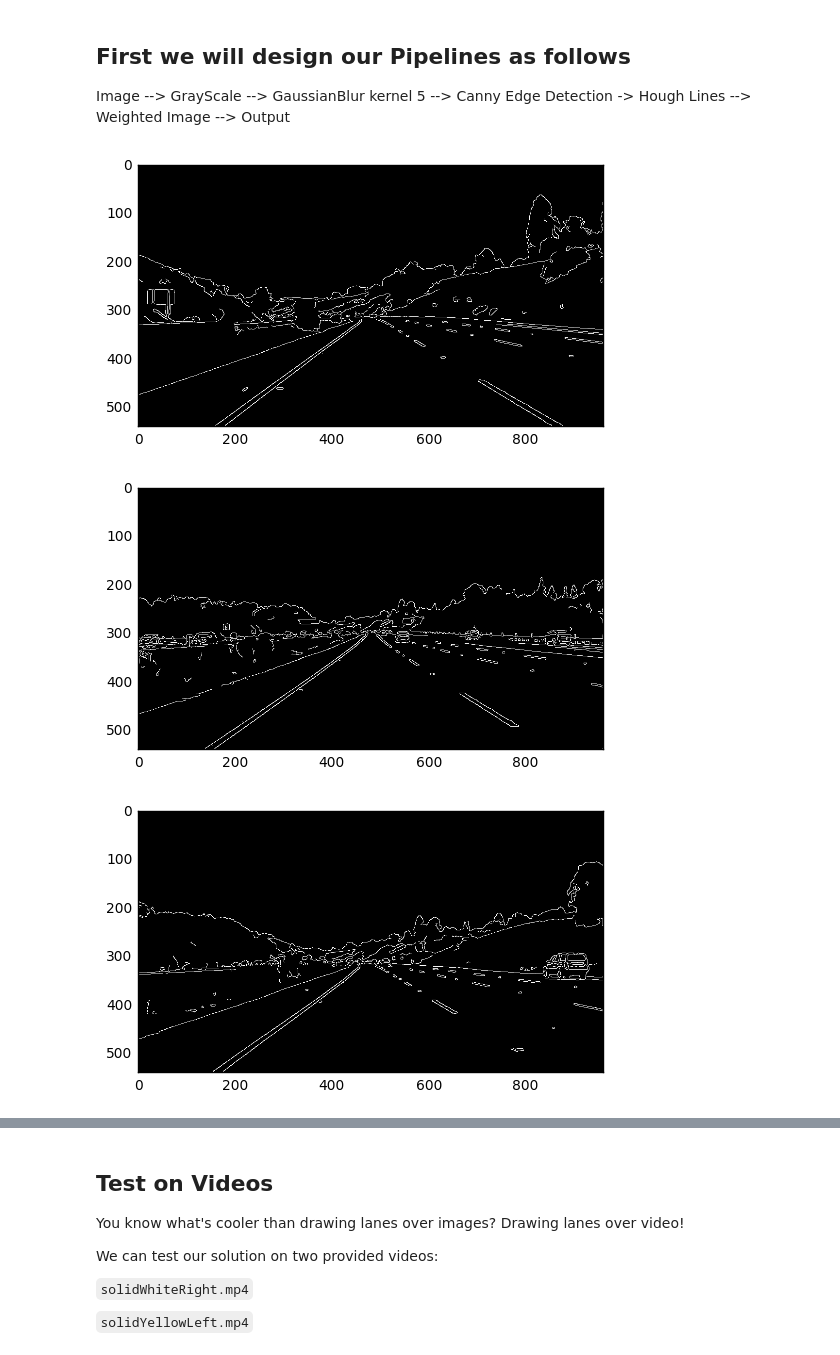
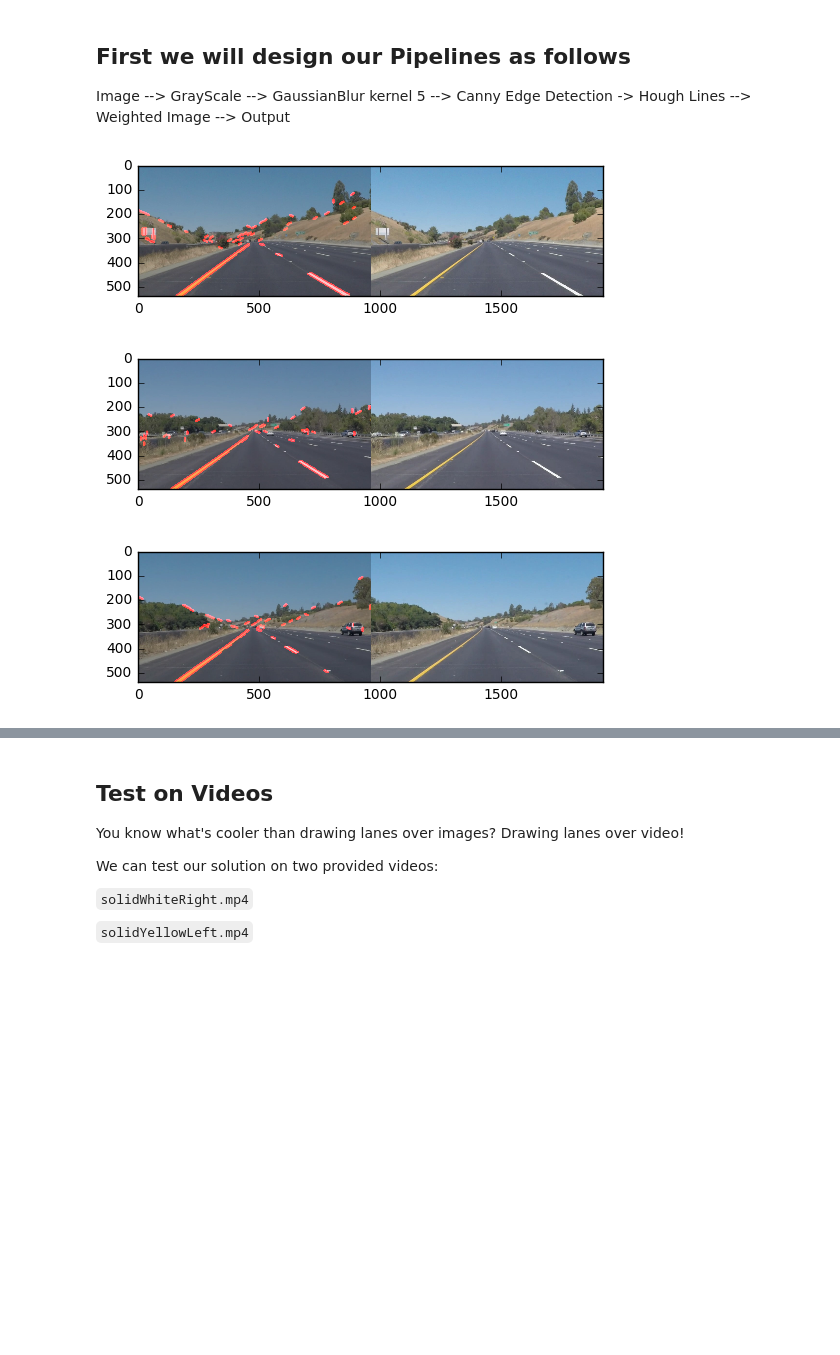
Before and after one commit to jatindhankhar/CarND-LaneLines-P1, a Jupyter notebook: P1.ipynb, the cells around one changed output, grey strips where cells are left out. Cells and saved outputs as stored; diff of their text form; code cells hidden in the pictures; blank space fills up the shorter version.

```diff
--- a/P1.ipynb
+++ b/P1.ipynb
@@ -108,7 +108,7 @@ def region_of_interest(img, vertices):
     return masked_image
 
 
-def draw_lines(img, lines, color=[255, 0, 0], thickness=2):
+def draw_lines(img, lines, color=[255, 0, 0], thickness=10):
     """
     NOTE: this is the function you might want to use as a starting point once you want to
     average/extrapolate the line segments you detect to map out the full
@@ -181,26 +181,30 @@ Image --> GrayScale --> GaussianBlur kernel 5 --> Canny Edge Detection -> Hough
 # %%
 import os
 
 def otsu_method(img):
     high_thresh, thresh_im = cv2.threshold(img, 0, 255, cv2.THRESH_BINARY + cv2.THRESH_OTSU)
     low_thresh = 0.5*high_thresh
     return [low_thresh,high_thresh]
 
 def pipeline(image):
     gray = grayscale(image)
     blur = gaussian_blur(image,5) # Blur with a kernel size of 5
     # Calculate high and low threshold using otsu's method
     low_thresh,high_thresh = otsu_method(gray)
     # Apply Canny Edge Detection
     edges = canny(blur,low_thresh,high_thresh)
-    return edges
+    line_image = hough_lines(edges,2,1,30,10,2)
+    res = weighted_img(line_image,image)
+    return res
 
 
 images = os.listdir("test_images/")
 for image in images:
     plt.figure()
-    plt.imshow(pipeline(mpimg.imread("test_images/" + image)),cmap="Greys_r")
+    new_image = pipeline(mpimg.imread("test_images/" + image))
+    original_image =mpimg.imread("test_images/" + image)
+    plt.imshow(np.concatenate((new_image,original_image),axis=1),cmap="Greys_r")
 # %% [output]
-[figure, old version]
+[figure, new version]
-[figure, old version]
+[figure, new version]
-[figure, old version]
+[figure, new version]
```
Also changed, not shown: parts of 6 cells of this notebook, 1 other file.
